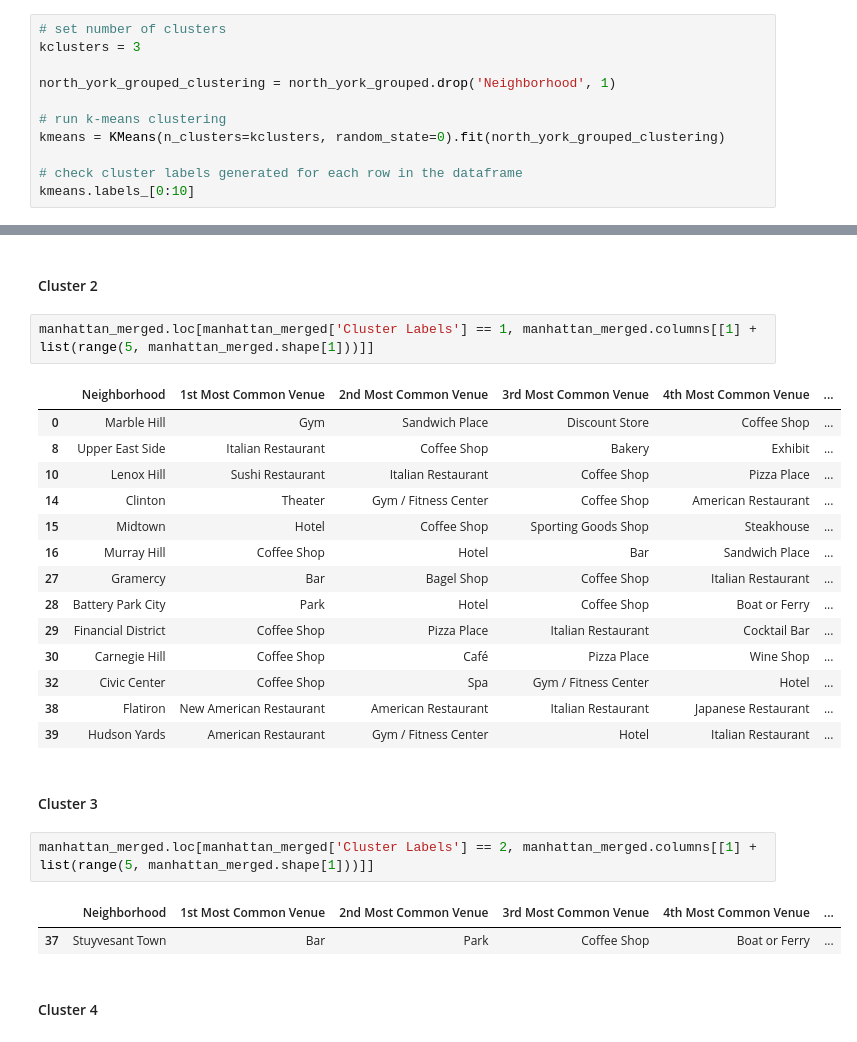
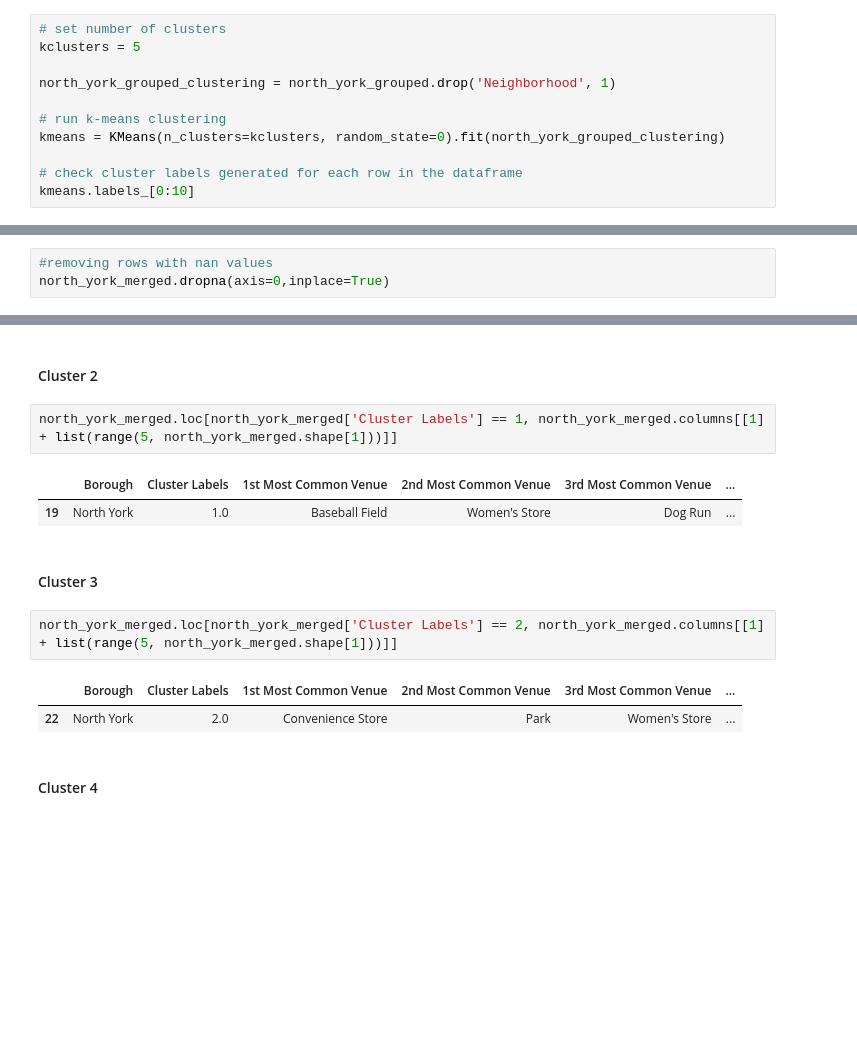
Before and after one commit to harsha8745/Coursera_Capstone, a Jupyter notebook: Segmenting_and_Clustering_Neighborhoods_in_Toronto.ipynb, the cells around one changed output, grey strips where cells are left out. Cells and saved outputs as stored; diff of their text form; blank space fills up the shorter version.

```diff
--- a/Segmenting_and_Clustering_Neighborhoods_in_Toronto.ipynb
+++ b/Segmenting_and_Clustering_Neighborhoods_in_Toronto.ipynb
@@ -598,6 +598,6 @@ Lets run _k_-means to cluster the neighborhood into 3 clusters.
 # %%
 # set number of clusters
-kclusters = 3
+kclusters = 5
 
 north_york_grouped_clustering = north_york_grouped.drop('Neighborhood', 1)
 
@@ -663,0 +664,3 @@ Name: Cluster Labels, dtype: int64
+# %%
+#removing rows with nan values
+north_york_merged.dropna(axis=0,inplace=True)
@@ -718,29 +732,17 @@ manhattan_merged.loc[manhattan_merged['Cluster Labels'] == 0, manhattan_merged.c
 # %% [markdown]
 #### Cluster 2
 # %%
-manhattan_merged.loc[manhattan_merged['Cluster Labels'] == 1, manhattan_merged.columns[[1] + list(range(5, manhattan_merged.shape[1]))]]
+north_york_merged.loc[north_york_merged['Cluster Labels'] == 1, north_york_merged.columns[[1] + list(range(5, north_york_merged.shape[1]))]]
 # %% [output]
-|  | Neighborhood | 1st Most Common Venue | 2nd Most Common Venue | 3rd Most Common Venue | 4th Most Common Venue | ... |
-| 0 | Marble Hill | Gym | Sandwich Place | Discount Store | Coffee Shop | ... |
-| 8 | Upper East Side | Italian Restaurant | Coffee Shop | Bakery | Exhibit | ... |
-| 10 | Lenox Hill | Sushi Restaurant | Italian Restaurant | Coffee Shop | Pizza Place | ... |
-| 14 | Clinton | Theater | Gym / Fitness Center | Coffee Shop | American Restaurant | ... |
-| 15 | Midtown | Hotel | Coffee Shop | Sporting Goods Shop | Steakhouse | ... |
-| 16 | Murray Hill | Coffee Shop | Hotel | Bar | Sandwich Place | ... |
-| 27 | Gramercy | Bar | Bagel Shop | Coffee Shop | Italian Restaurant | ... |
-| 28 | Battery Park City | Park | Hotel | Coffee Shop | Boat or Ferry | ... |
-| 29 | Financial District | Coffee Shop | Pizza Place | Italian Restaurant | Cocktail Bar | ... |
-| 30 | Carnegie Hill | Coffee Shop | Café | Pizza Place | Wine Shop | ... |
-| 32 | Civic Center | Coffee Shop | Spa | Gym / Fitness Center | Hotel | ... |
-| 38 | Flatiron | New American Restaurant | American Restaurant | Italian Restaurant | Japanese Restaurant | ... |
-| 39 | Hudson Yards | American Restaurant | Gym / Fitness Center | Hotel | Italian Restaurant | ... |
+|  | Borough | Cluster Labels | 1st Most Common Venue | 2nd Most Common Venue | 3rd Most Common Venue | ... |
+| 19 | North York | 1.0 | Baseball Field | Women's Store | Dog Run | ... |
 # %% [markdown]
 #### Cluster 3
 # %%
-manhattan_merged.loc[manhattan_merged['Cluster Labels'] == 2, manhattan_merged.columns[[1] + list(range(5, manhattan_merged.shape[1]))]]
+north_york_merged.loc[north_york_merged['Cluster Labels'] == 2, north_york_merged.columns[[1] + list(range(5, north_york_merged.shape[1]))]]
 # %% [output]
-|  | Neighborhood | 1st Most Common Venue | 2nd Most Common Venue | 3rd Most Common Venue | 4th Most Common Venue | ... |
-| 37 | Stuyvesant Town | Bar | Park | Coffee Shop | Boat or Ferry | ... |
+|  | Borough | Cluster Labels | 1st Most Common Venue | 2nd Most Common Venue | 3rd Most Common Venue | ... |
+| 22 | North York | 2.0 | Convenience Store | Park | Women's Store | ... |
 # %% [markdown]
 #### Cluster 4
 # %%
```
Also changed, not shown: parts of 14 cells of this notebook.
